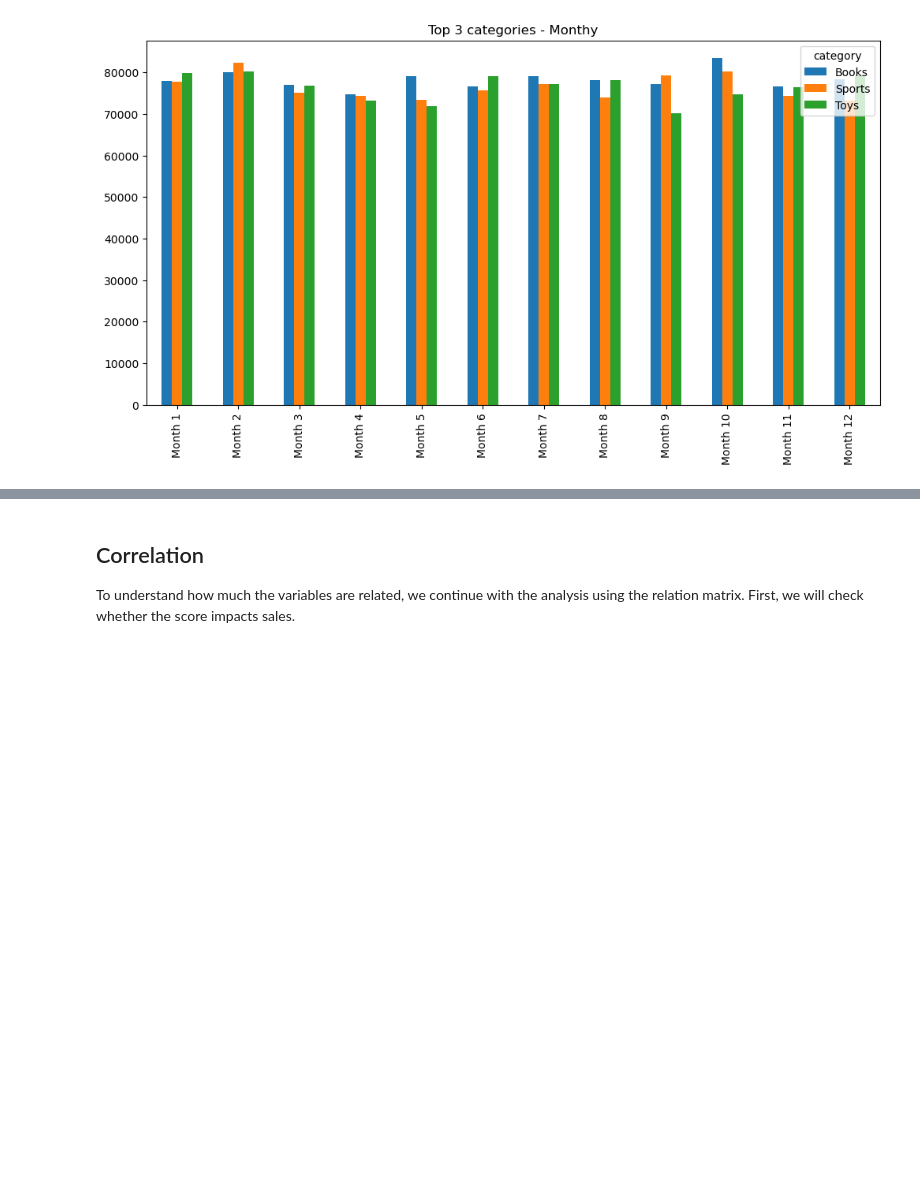
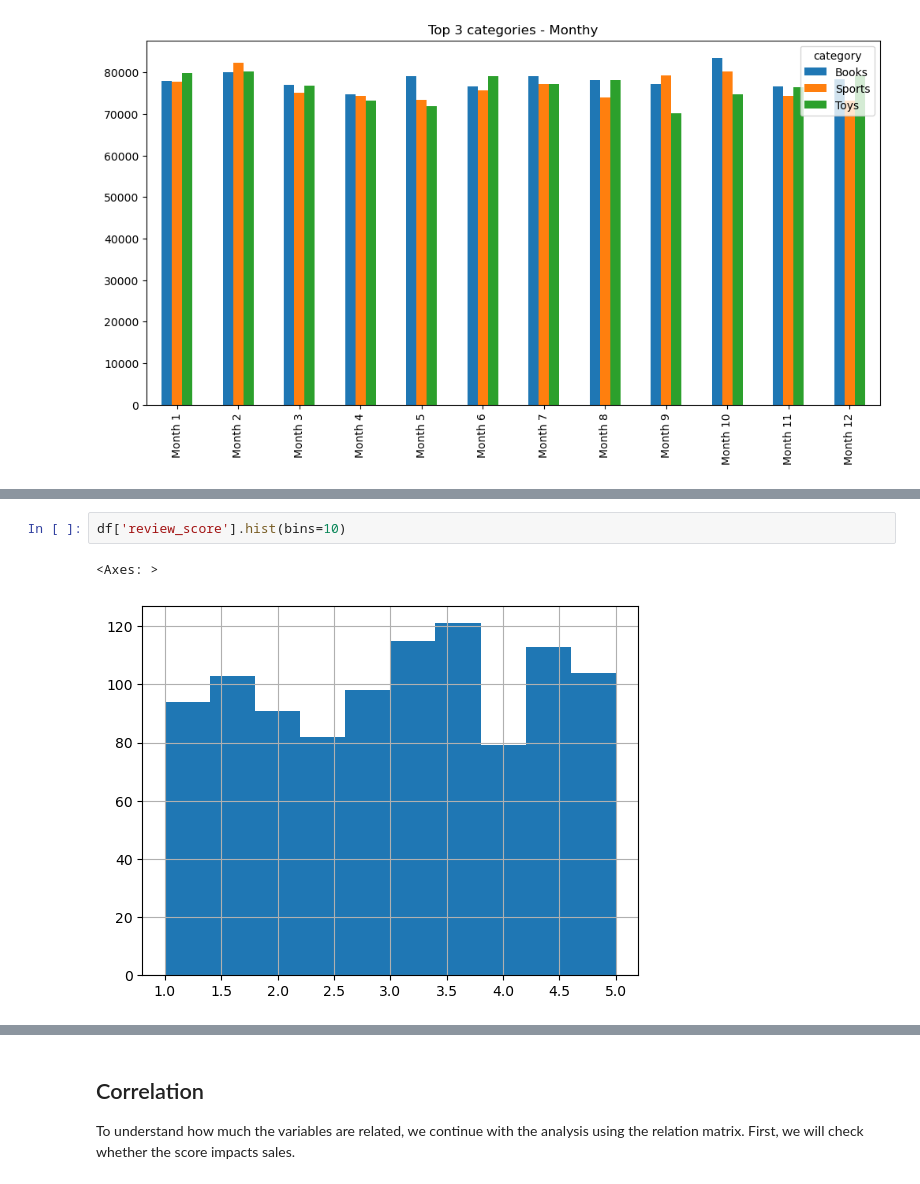
Before and after one commit to CCT-Dublin/capstone-project-alexandramuniks, a Jupyter notebook: Final Strategic Thinking..ipynb, the cells around one changed output, grey strips where cells are left out. Cells and saved outputs as stored; diff of their text form; blank space fills up the shorter version.

Commit message:
Eda review, Report

```diff
--- a/Final Strategic Thinking..ipynb
+++ b/Final Strategic Thinking..ipynb
@@ -146,0 +168,5 @@ monthly_sales.plot(kind='bar', figsize=(12,6), title="Top 3 categories - Monthy"
+# %%
+df['review_score'].hist(bins=10)
+# %% [output]
+<Axes: >
+[figure, added]
```
Also changed, not shown: parts of 26 cells of this notebook, 1 other file.
